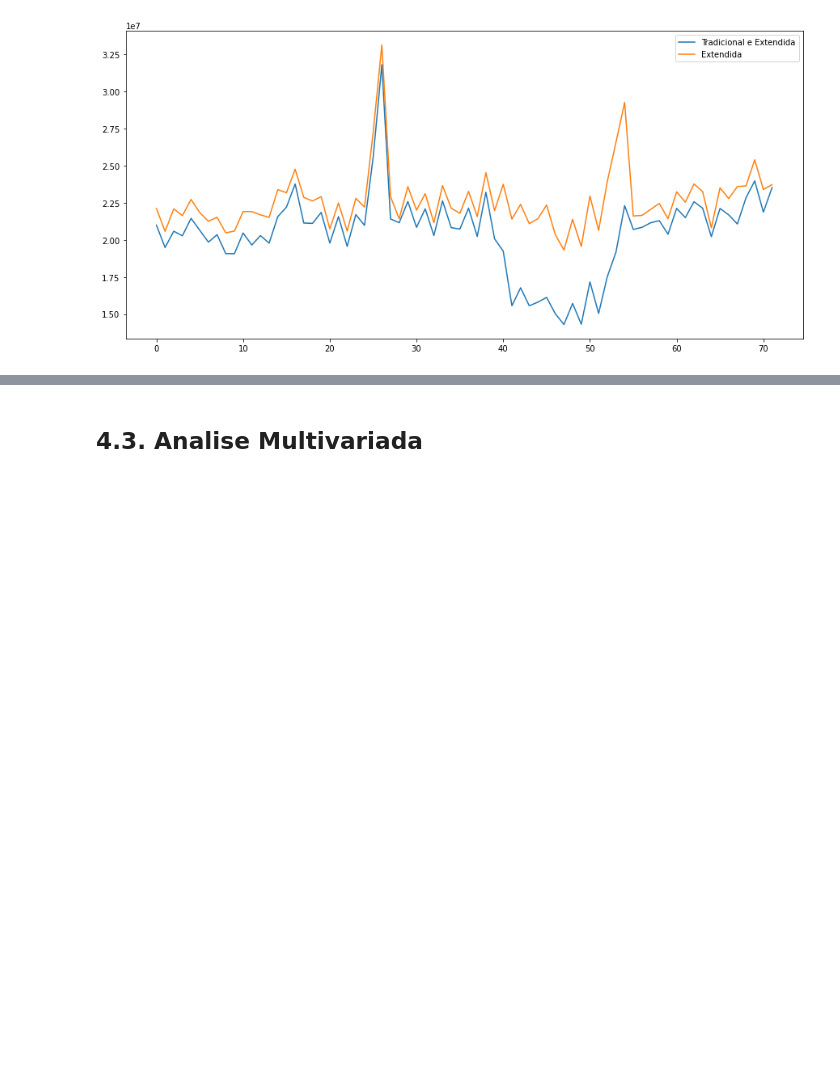
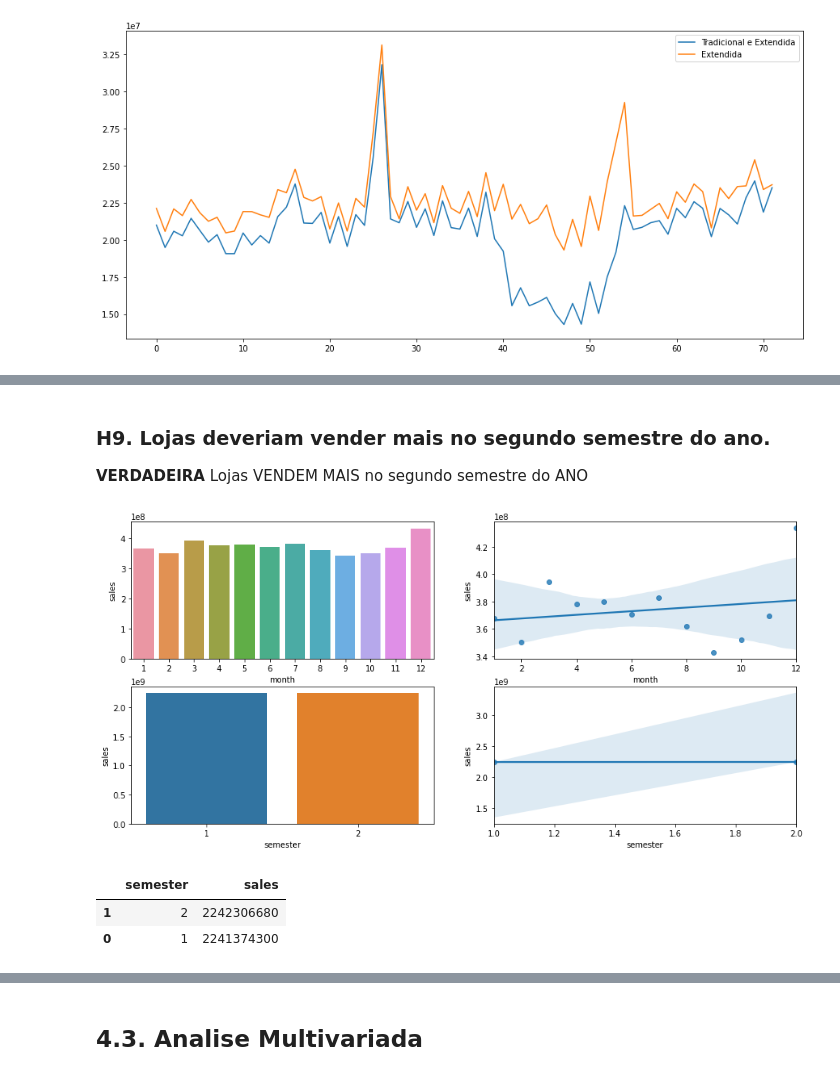
Before and after one commit to romariobarbosa/sales-predict-mobile, a Jupyter notebook: m04_v01_store_sales_prediction.ipynb, the cells around one changed output, grey strips where cells are left out. Saved outputs shown, nothing was run; the diff lists cells and outputs as text; code cells hidden in the pictures; blank space fills up the shorter version.

```diff
--- a/m04_v01_store_sales_prediction.ipynb
+++ b/m04_v01_store_sales_prediction.ipynb
@@ -593,0 +627,29 @@ ax.legend(labels = ['Tradicional e Extendida', 'Extendida']);
+# %% [markdown]
+### **H9.** Lojas deveriam vender mais no segundo semestre do ano.
+**VERDADEIRA** Lojas VENDEM MAIS no segundo semestre do ANO
+# %%
+aux = df4[df4['year'] < 2015]
+aux1 = aux[['month', 'sales']].groupby('month').sum().reset_index()
+
+aux1['semester'] = aux1['month'].apply( lambda x: 1 if x < 7 else 2)
+
+plt.subplot(2, 2, 1)
+sns.barplot(x='month', y='sales', data=aux1);
+
+plt.subplot(2, 2, 2)
+sns.regplot(x='month', y='sales', data=aux1);
+
+plt.subplot(2, 2, 3)
+aux2 = aux1[['semester', 'sales']].groupby('semester').sum().reset_index()
+sns.barplot(x='semester', y='sales', data=aux2);
+
+plt.subplot(2, 2, 4)
+sns.regplot(x='semester', y='sales', data=aux2);
+# %% [output]
+[figure, added]
+# %%
+aux2.sort_values('semester', ascending=False)
+# %% [output]
+|  | semester | sales |
+| 1 | 2 | 2242306680 |
+| 0 | 1 | 2241374300 |
```
Also changed, not shown: parts of 12 cells of this notebook.
